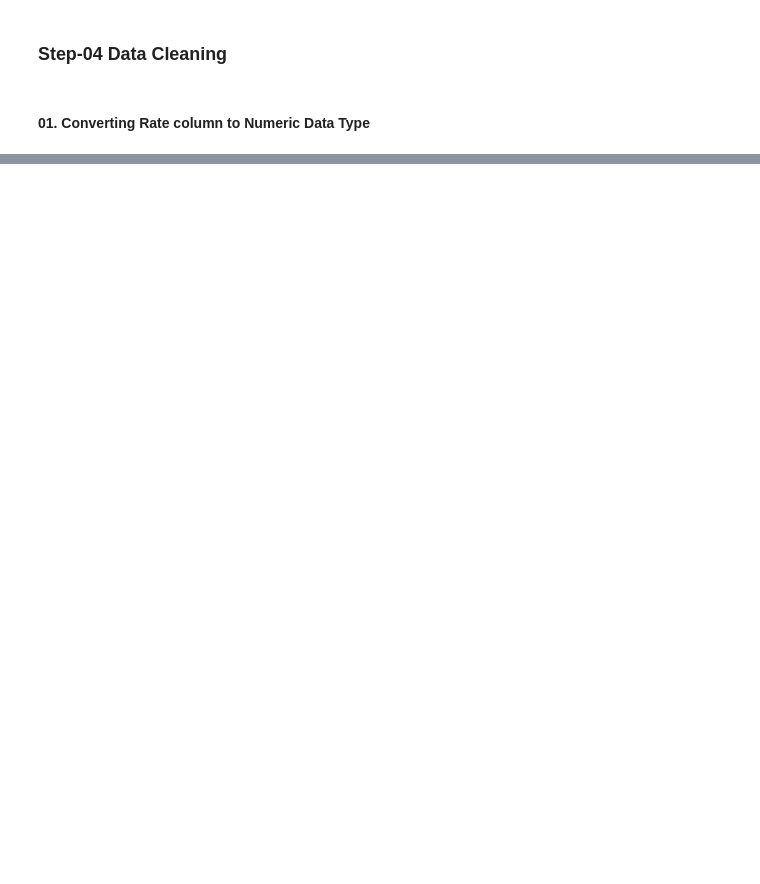
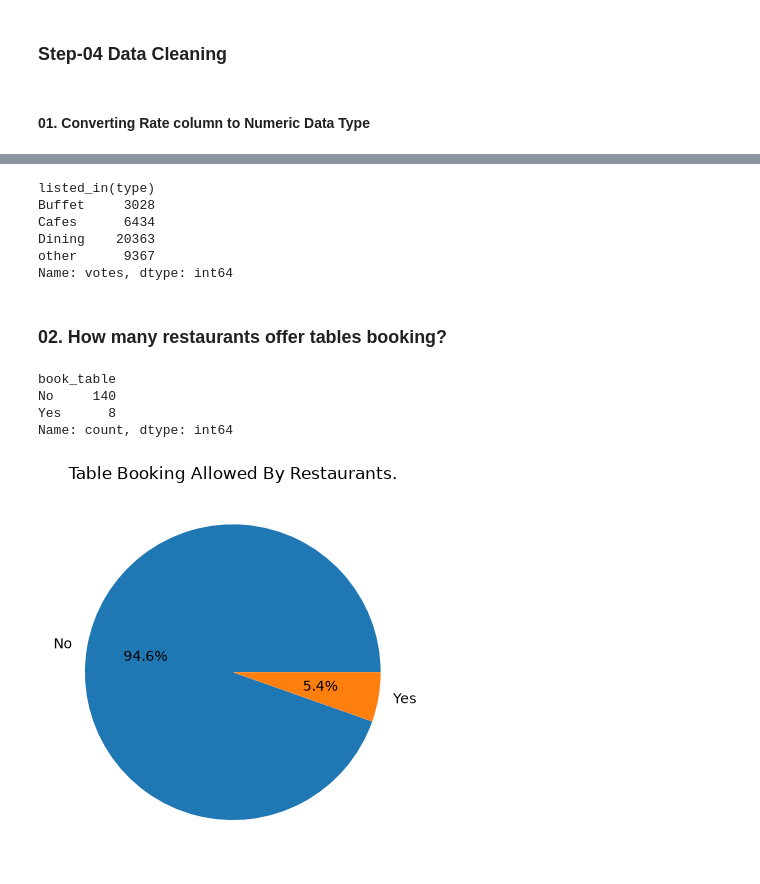
Before and after one commit to AagmanTiwari/Zomato-Data-Analysis-Project, a Jupyter notebook: Zomato EDA Project.ipynb, the cells around one changed output, grey strips where cells are left out. Saved outputs shown, nothing was run; the diff lists cells and outputs as text; code cells hidden in the pictures; blank space fills up the shorter version.

Commit message:
feat: implement business problem solutions and enhance Zomato exploratory data analysis

```diff
--- a/Zomato EDA Project.ipynb
+++ b/Zomato EDA Project.ipynb
@@ -149,0 +193,2 @@ print(df.head(5)
+# %%
+df.columns = df.columns.str.lower()
@@ -149,0 +220,5 @@ print(df.head(5)
+# %%
+df.rename(
+    columns = {'approx_cost(for two people)': 'cost'},
+    inplace=True
+)
@@ -149,0 +275,26 @@ print(df.head(5)
+# %%
+grouped_data
+# %% [output]
+listed_in(type)
+Buffet     3028
+Cafes      6434
+Dining    20363
+other      9367
+Name: votes, dtype: int64
+# %% [markdown]
+### 02. How many restaurants offer tables booking?
+# %%
+table_booking = df['book_table'].value_counts()
+# %%
+table_booking
+# %% [output]
+book_table
+No     140
+Yes      8
+Name: count, dtype: int64
+# %%
+table_booking.plot.pie(autopct = '%1.1f%%')
+plt.title('Table Booking Allowed By Restaurants.')
+plt.show()
+# %% [output]
+[figure, added]
```
Also changed, not shown: parts of 28 cells of this notebook.
